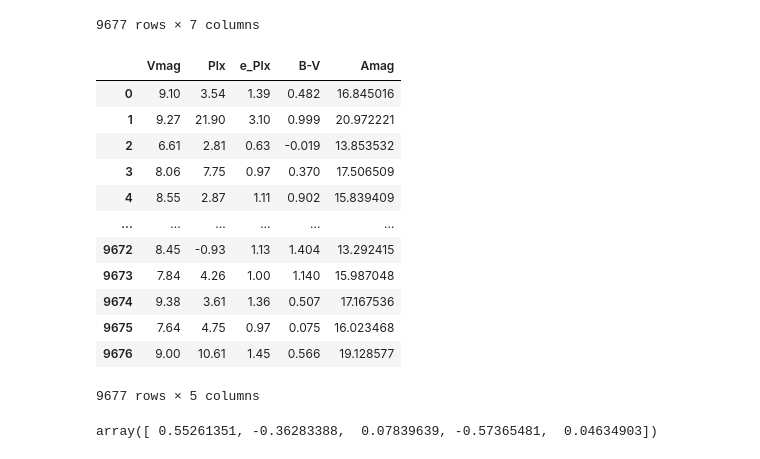
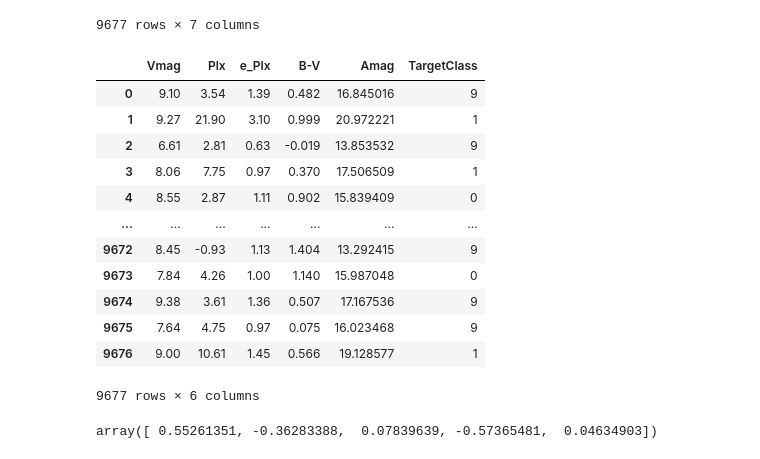
Before and after one commit to kass173/Project-4, a Jupyter notebook: Resources/magicmaths.ipynb, the cells around one changed output. Saved outputs shown, nothing was run; the diff lists cells and outputs as text; code cells hidden in the pictures.

```diff
--- a/Resources/magicmaths.ipynb
+++ b/Resources/magicmaths.ipynb
@@ -171,22 +171,22 @@ stardf
 # %%
 label=stardf['TargetClass']
 # %%
-maybestardf= stardf.drop('SpType', axis=1)
-maybestardf
+stardf= stardf.drop('SpType', axis=1)
+stardf
 # %% [output]
-|  | Vmag | Plx | e_Plx | B-V | Amag |
-| 0 | 9.10 | 3.54 | 1.39 | 0.482 | 16.845016 |
-| 1 | 9.27 | 21.90 | 3.10 | 0.999 | 20.972221 |
-| 2 | 6.61 | 2.81 | 0.63 | -0.019 | 13.853532 |
-| 3 | 8.06 | 7.75 | 0.97 | 0.370 | 17.506509 |
-| 4 | 8.55 | 2.87 | 1.11 | 0.902 | 15.839409 |
-| ... | ... | ... | ... | ... | ... |
-| 9672 | 8.45 | -0.93 | 1.13 | 1.404 | 13.292415 |
-| 9673 | 7.84 | 4.26 | 1.00 | 1.140 | 15.987048 |
-| 9674 | 9.38 | 3.61 | 1.36 | 0.507 | 17.167536 |
-| 9675 | 7.64 | 4.75 | 0.97 | 0.075 | 16.023468 |
-| 9676 | 9.00 | 10.61 | 1.45 | 0.566 | 19.128577 |
+|  | Vmag | Plx | e_Plx | B-V | Amag | TargetClass |
+| 0 | 9.10 | 3.54 | 1.39 | 0.482 | 16.845016 | 9 |
+| 1 | 9.27 | 21.90 | 3.10 | 0.999 | 20.972221 | 1 |
+| 2 | 6.61 | 2.81 | 0.63 | -0.019 | 13.853532 | 9 |
+| 3 | 8.06 | 7.75 | 0.97 | 0.370 | 17.506509 | 1 |
+| 4 | 8.55 | 2.87 | 1.11 | 0.902 | 15.839409 | 0 |
+| ... | ... | ... | ... | ... | ... | ... |
+| 9672 | 8.45 | -0.93 | 1.13 | 1.404 | 13.292415 | 9 |
+| 9673 | 7.84 | 4.26 | 1.00 | 1.140 | 15.987048 | 0 |
+| 9674 | 9.38 | 3.61 | 1.36 | 0.507 | 17.167536 | 9 |
+| 9675 | 7.64 | 4.75 | 0.97 | 0.075 | 16.023468 | 9 |
+| 9676 | 9.00 | 10.61 | 1.45 | 0.566 | 19.128577 | 1 |
-9677 rows × 5 columns
+9677 rows × 6 columns
 # %%
 scaled_star= scaler.fit_transform(stardf[["Vmag", "Plx", "e_Plx","B-V", "Amag"]])
 scaled_star[0]
```
Also changed, not shown: parts of 10 cells of this notebook, 2 other files.
